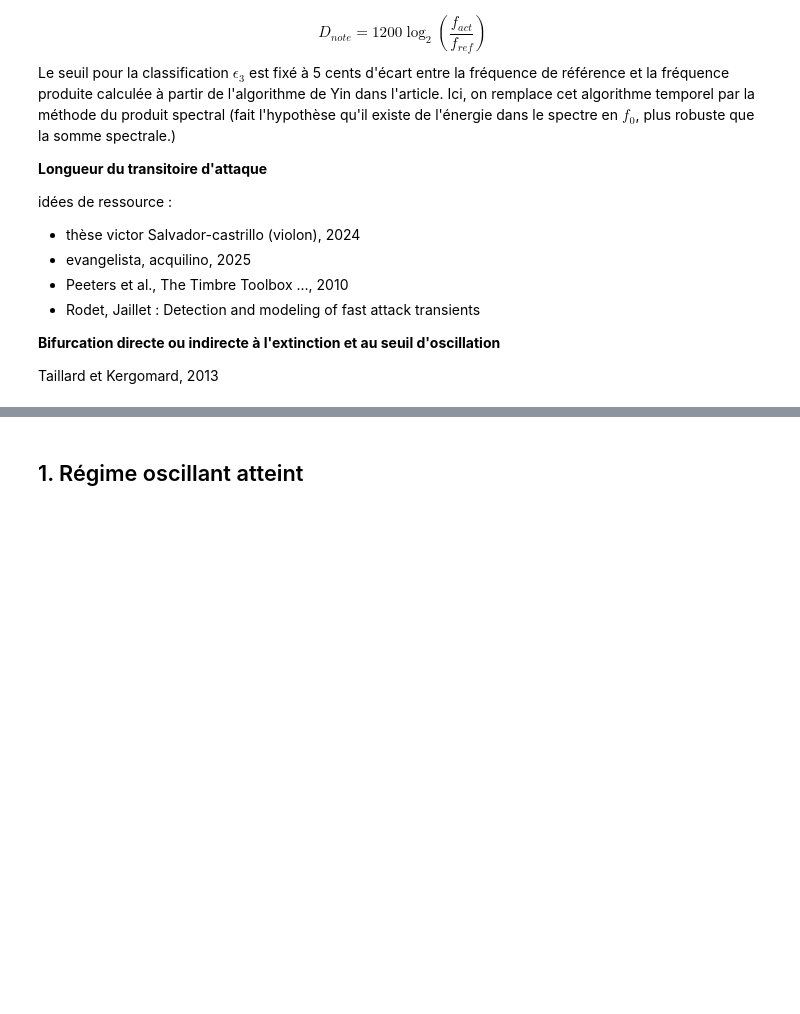
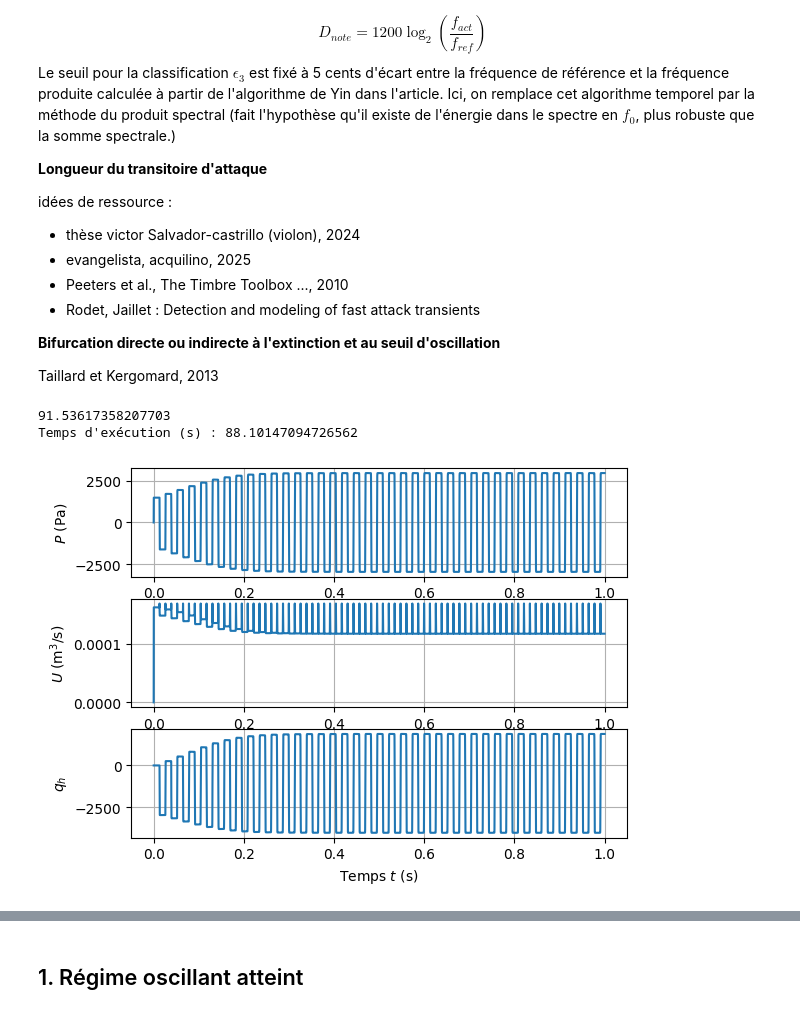
Before and after one commit to BaptisteHi/PAM-Virtual-Instrument, a Jupyter notebook: descripteurs.ipynb, the cells around one changed output, grey strips where cells are left out. Saved outputs shown, nothing was run; the diff lists cells and outputs as text; code cells hidden in the pictures; blank space fills up the shorter version.

```diff
--- a/descripteurs.ipynb
+++ b/descripteurs.ipynb
@@ -68,0 +71,20 @@ from clarinette_classe import Clarinette_DelayLine
+# %%
+# Test de clarinette_classe + signal test
+
+L = 0.58               # longueur du résonateur (m)
+T_deg = 20             # température (°C)
+w = 1.3*10**(-2)       # largeur du canal d'anche (m)
+H = 10**(-3)           # ouverture d'anche au repos (m)
+P_M = 10*10**3         # pression de plaquage (Pa)
+gamma = 0.38           # pression dans la bouche adimensionnée --> entre 1/3 et 1/2
+zeta = 0.4            # paramètre d'ouverture d'anche adimensionné --> entre 0.2 et 0.6
+T_sec = 1         # durée simulée (s)
+fs = 44100*2
+
+clarinette = Clarinette_DelayLine(L = L, temperature = T_deg, w =  w, H = H, P_M = P_M)
+clarinette.params_controle_musicien(gamma,zeta)
+clarinette.affiche_result(T_sec, fs)
+# %% [output]
+91.53617358207703
+Temps d'exécution (s) : 88.10147094726562
+[figure, added]
```
Also changed, not shown: parts of 12 cells of this notebook.
